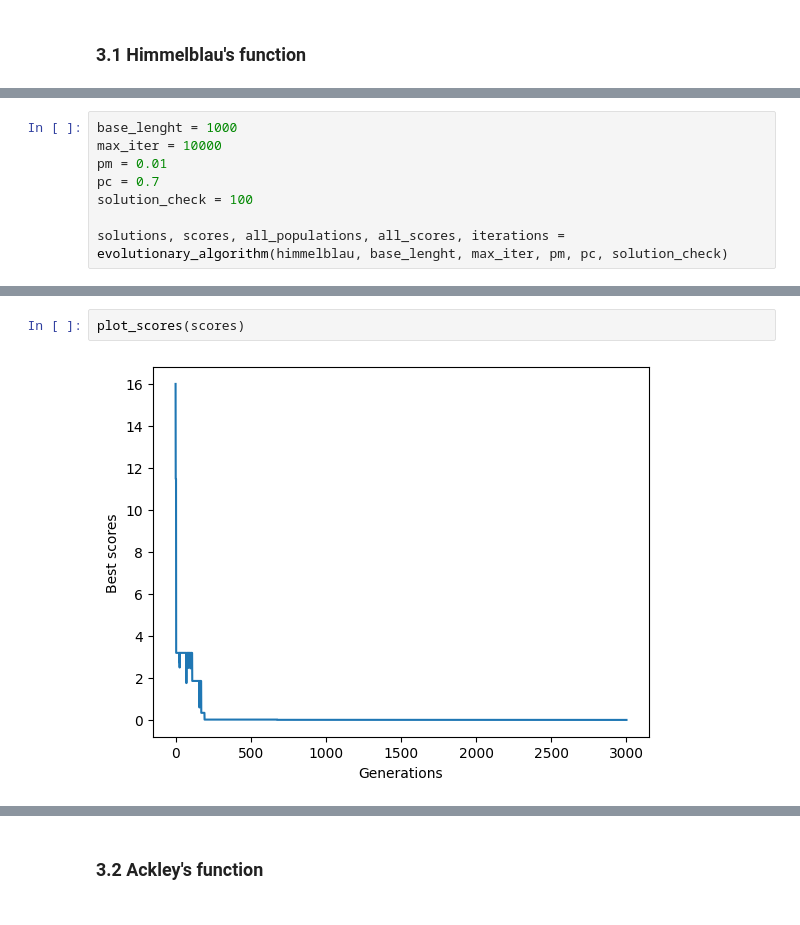
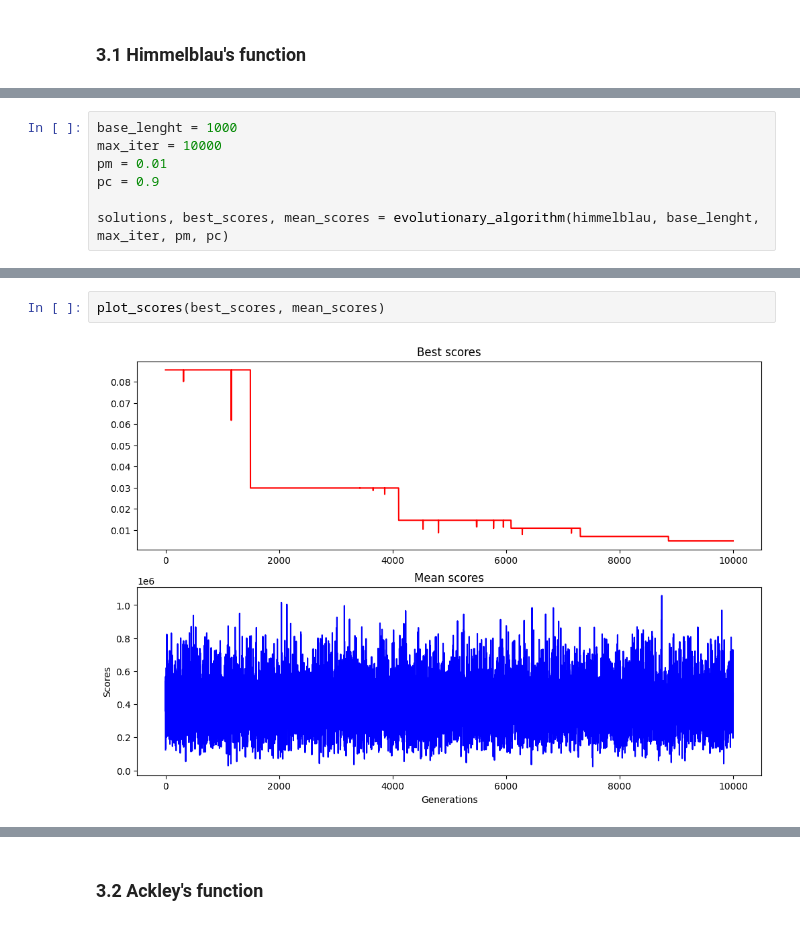
Before and after one commit to pgrzankowski/introduction-to-ai, a Jupyter notebook: evolutionary-algorithm.ipynb, the cells around one changed output, grey strips where cells are left out. Cells and saved outputs as stored; diff of their text form.

```diff
--- a/evolutionary-algorithm.ipynb
+++ b/evolutionary-algorithm.ipynb
@@ -109,9 +204,8 @@ def plot_scores(scores):
 base_lenght = 1000
 max_iter = 10000
 pm = 0.01
-pc = 0.7
-solution_check = 100
+pc = 0.9
 
-solutions, scores, all_populations, all_scores, iterations = evolutionary_algorithm(himmelblau, base_lenght, max_iter, pm, pc, solution_check)
+solutions, best_scores, mean_scores = evolutionary_algorithm(himmelblau, base_lenght, max_iter, pm, pc)
 # %% [output]
 Simulating generation 1000. This generation info:
@@ -126,4 +228,4 @@ Best solution: [-2.80541056  3.1283039 ]
-# %%
-plot_scores(scores)
-# %% [output]
-[figure, removed]
+# %%
+plot_scores(best_scores, mean_scores)
+# %% [output]
+[figure, added]
```
Also changed, not shown: parts of 57 cells of this notebook.
